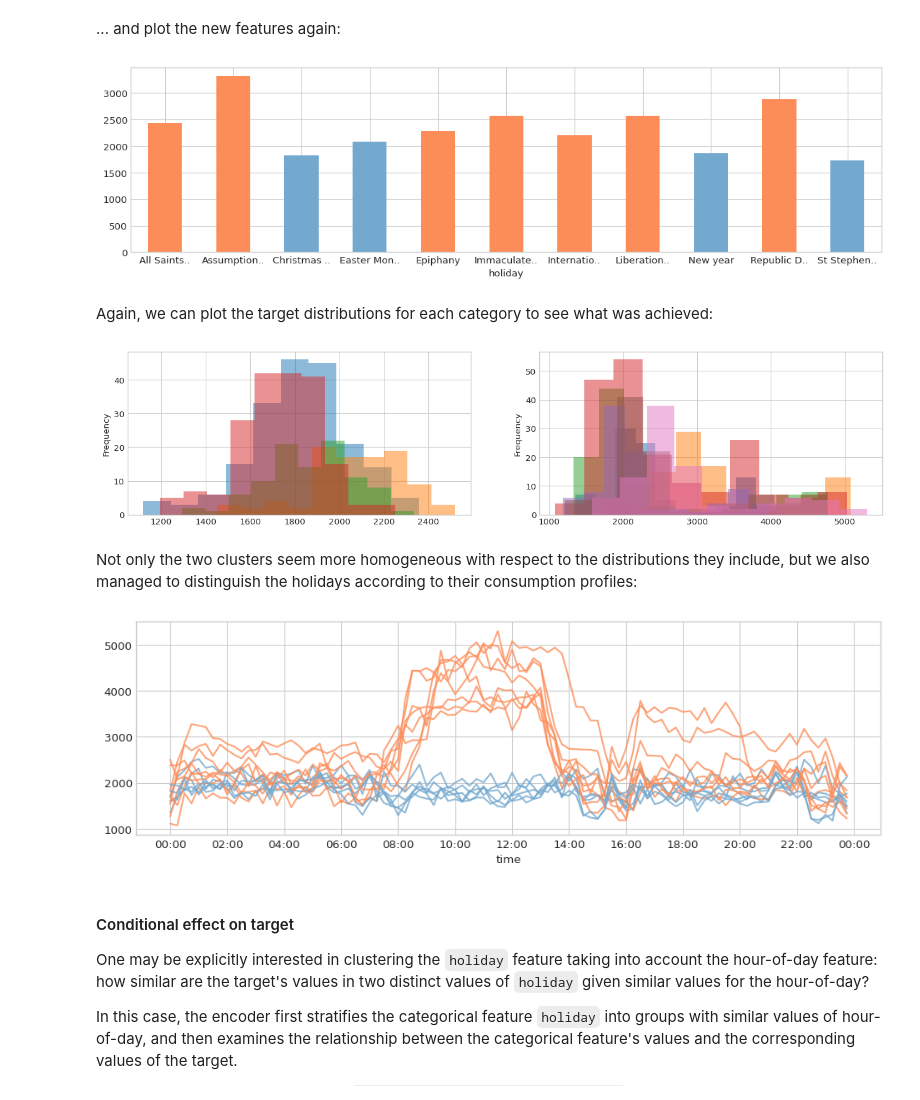
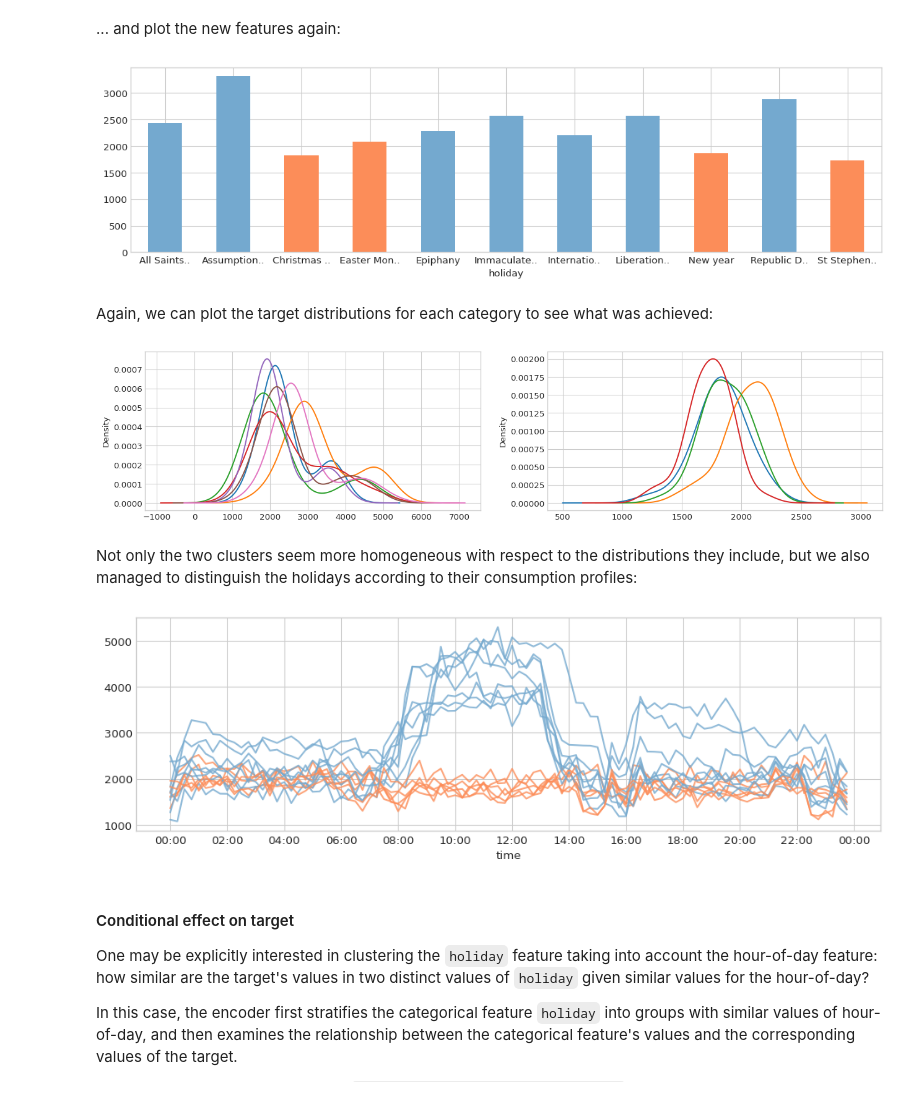
Before and after one commit to hebes-io/feature-encoders, a Jupyter notebook: docs/source/Tutorial_Categorical.ipynb, the cells around one changed output. Saved outputs shown, nothing was run; the diff lists cells and outputs as text; code cells hidden in the pictures.

```diff
--- a/docs/source/Tutorial_Categorical.ipynb
+++ b/docs/source/Tutorial_Categorical.ipynb
@@ -290,11 +290,11 @@ with plt.style.context('seaborn-whitegrid'):
     colors = get_colors('tab10', N=subset['holiday'].nunique())
 
     for i, (holiday, grouped) in enumerate(subset.groupby('holiday')):
-        grouped['consumption'].plot.hist(ax=ax0, color=colors[i], alpha=0.5)
+        grouped['consumption'].plot.kde(ax=ax0, color=colors[i], bw_method=0.5)
 
     subset = data[data['bins'] == 1]
     colors = get_colors('tab10', N=subset['holiday'].nunique())
 
     for i, (holiday, grouped) in enumerate(subset.groupby('holiday')):
-        grouped['consumption'].plot.hist(ax=ax1, color=colors[i], alpha=0.5)
+        grouped['consumption'].plot.kde(ax=ax1, color=colors[i], bw_method=0.5)
 # %% [output]
@@ -302,9 +302,10 @@ with plt.style.context('seaborn-whitegrid'):
 # %% [markdown]
 Going one step further, we could examine not only the mean of the target per `holiday` value but also other characteristics of its distribution. To take more aspects of the target's distribution into account, the `TargetClusterEncoder` clusters the different values of a categorical feature according to the mean, standard deviation, skewness and the [Wasserstein distance](https://docs.scipy.org/doc/scipy/reference/generated/scipy.stats.wasserstein_distance.html) between the distribution of the corresponding target's values and the distribution of all target's values (used as reference).
 # %%
-enc = TargetClusterEncoder(feature='holiday',
-                           max_n_categories=2,
-                           excluded_categories='_novalue_'
+enc = TargetClusterEncoder(
+        feature='holiday',
+        max_n_categories=2,
+        excluded_categories='_novalue_'
 )
 
 X = data[['holiday']]
@@ -332,31 +333,31 @@ with plt.style.context('seaborn-whitegrid'):
         color=[b2c[i] for i in grouped_mean['bins']]
     )
 # %% [output]
-[figure, old version]
+[figure, new version]
 # %% [markdown]
 Again, we can plot the target distributions for each category to see what was achieved:
 # %%
 data['bins'] = data['holiday'].map(lambda x: enc.mapping_.get(x))
 
 with plt.style.context('seaborn-whitegrid'):
     fig = plt.figure(figsize=(16, 3.54), dpi=96)
     layout = (1, 2)
     ax0 = plt.subplot2grid(layout, (0, 0))
     ax1 = plt.subplot2grid(layout, (0, 1))
 
     subset = data[data['bins'] == 0]
     colors = get_colors('tab10', N=subset['holiday'].nunique())
 
     for i, (holiday, grouped) in enumerate(subset.groupby('holiday')):
-        grouped['consumption'].plot.hist(ax=ax0, color=colors[i], alpha=0.5)
+        grouped['consumption'].plot.kde(ax=ax0, color=colors[i], bw_method=0.5)
 
     subset = data[data['bins'] == 1]
     colors = get_colors('tab10', N=subset['holiday'].nunique())
 
     for i, (holiday, grouped) in enumerate(subset.groupby('holiday')):
-        grouped['consumption'].plot.hist(ax=ax1, color=colors[i], alpha=0.5)
+        grouped['consumption'].plot.kde(ax=ax1, color=colors[i], bw_method=0.5)
 # %% [output]
-[figure, old version]
+[figure, new version]
 # %% [markdown]
 Not only the two clusters seem more homogeneous with respect to the distributions they include, but we also managed to distinguish the holidays according to their consumption profiles:
 # %%
@@ -379,7 +380,7 @@ with plt.style.context('seaborn-whitegrid'):
     )
     ax.xaxis.set_major_locator(ticker.MultipleLocator(3600*2))
 # %% [output]
-[figure, old version]
+[figure, new version]
 # %% [markdown]
 #### Conditional effect on target
 
```
Also changed, not shown: parts of 5 cells of this notebook, 16 other files.
